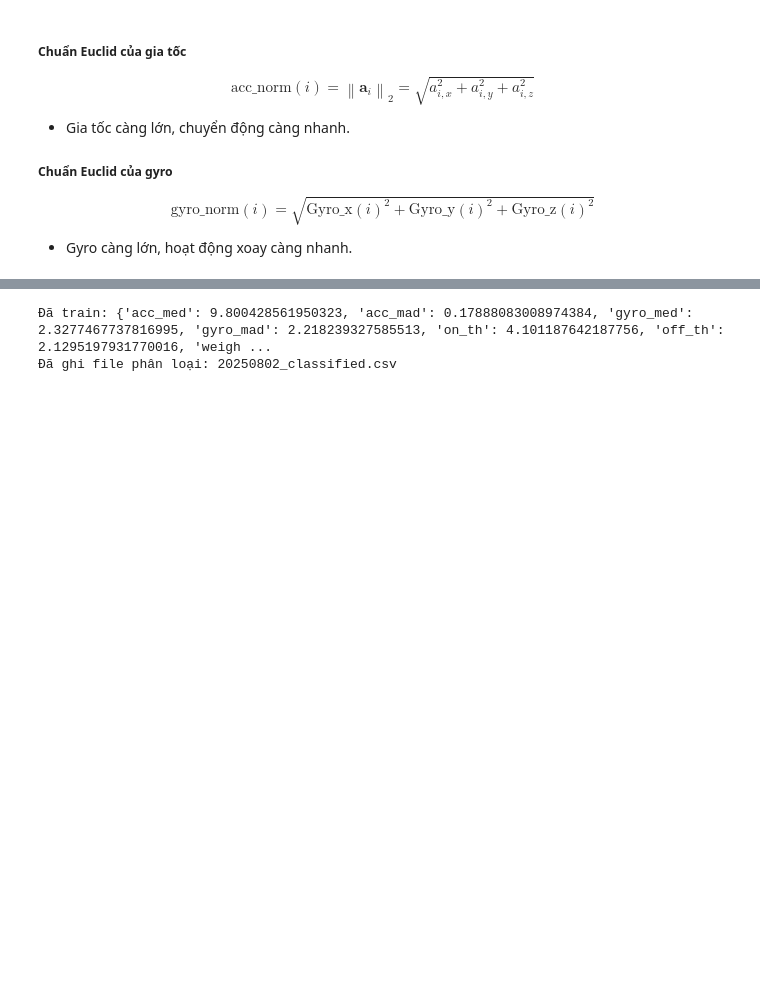
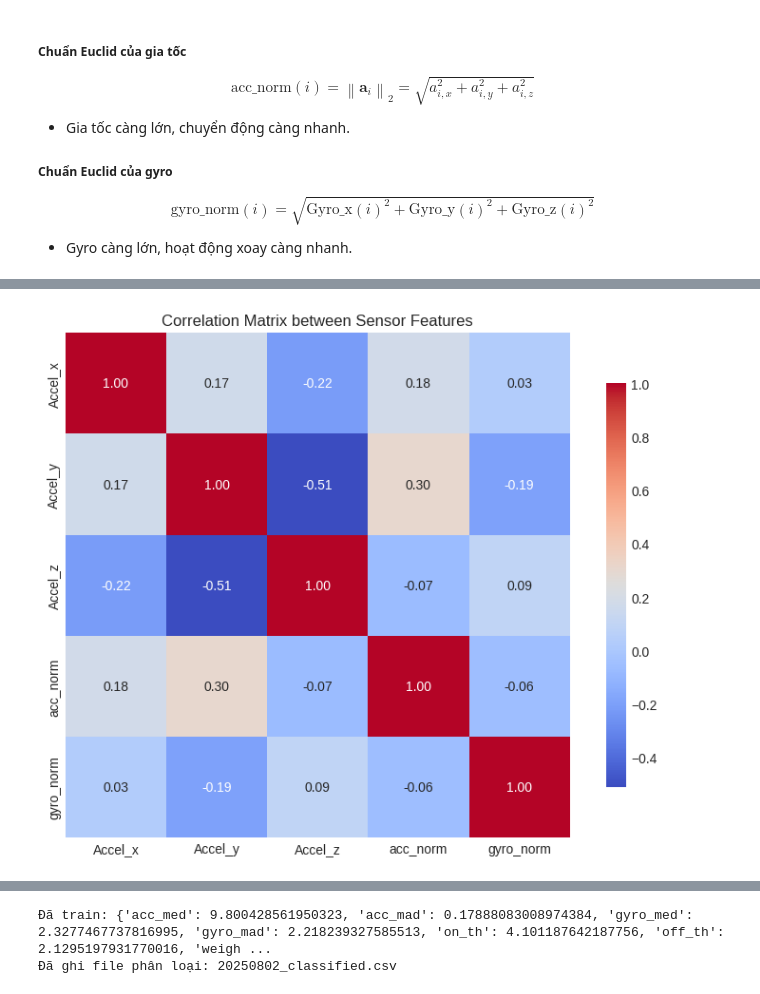
Before and after one commit to NDM-Hoang/AIO-Projects, a Jupyter notebook: Contruction-Projects/notebooks/EDA_Sensor_Data.ipynb, the cells around one changed output, grey strips where cells are left out. Cells and saved outputs as stored; diff of their text form; code cells hidden in the pictures; blank space fills up the shorter version.

```diff
--- a/Contruction-Projects/notebooks/EDA_Sensor_Data.ipynb
+++ b/Contruction-Projects/notebooks/EDA_Sensor_Data.ipynb
@@ -86,3 +80,17 @@ plt.show()
+# %%
+import seaborn as sns
+
+# 5) Visualize correlation matrix between features
+corr_features = ['Accel_x', 'Accel_y', 'Accel_z', 'acc_norm', 'gyro_norm']
+corr = df_small[corr_features].corr()
+
+plt.figure(figsize=(8,6))
+sns.heatmap(corr, annot=True, fmt=".2f", cmap='coolwarm', square=True, cbar_kws={'shrink':0.8})
+plt.title("Correlation Matrix between Sensor Features")
+plt.tight_layout()
+plt.show()
+# %% [output]
+[figure, added]
 # %%
 acc_med  = np.median(df_small['acc_norm'].values)
 gyro_med = np.median(df_small['gyro_norm'].values)
```
Also changed, not shown: parts of 11 cells of this notebook, 16 other files.
